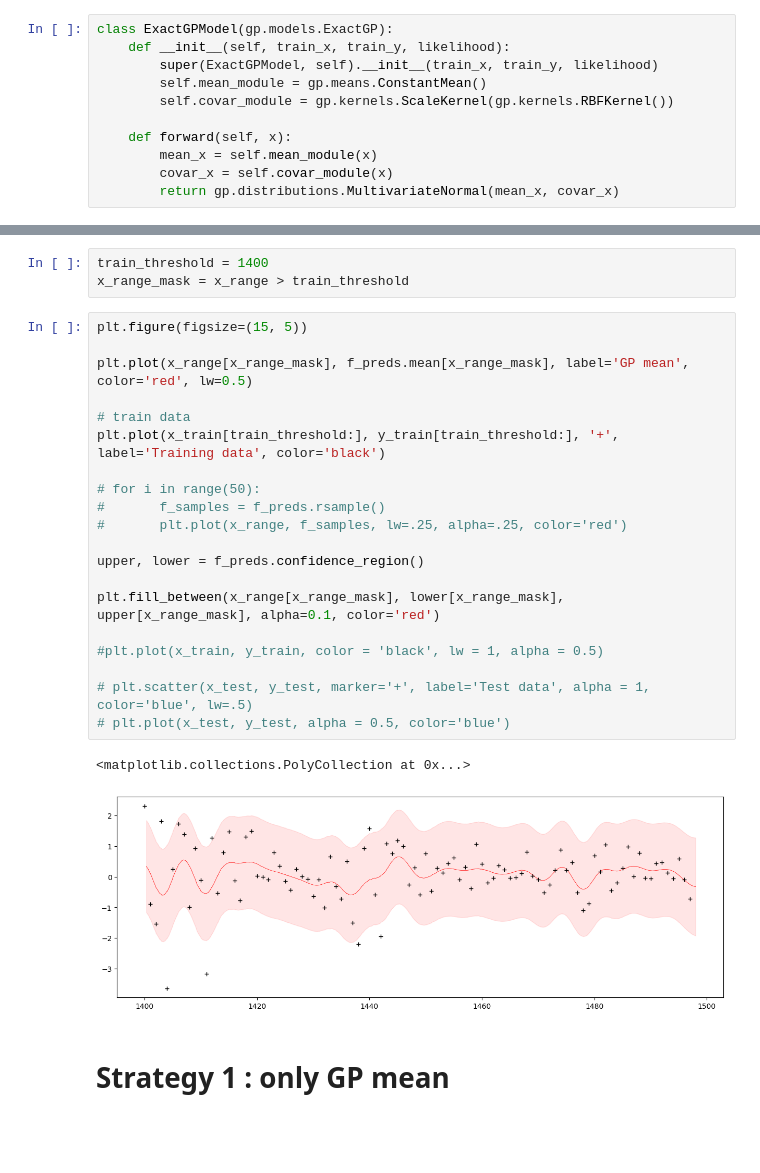
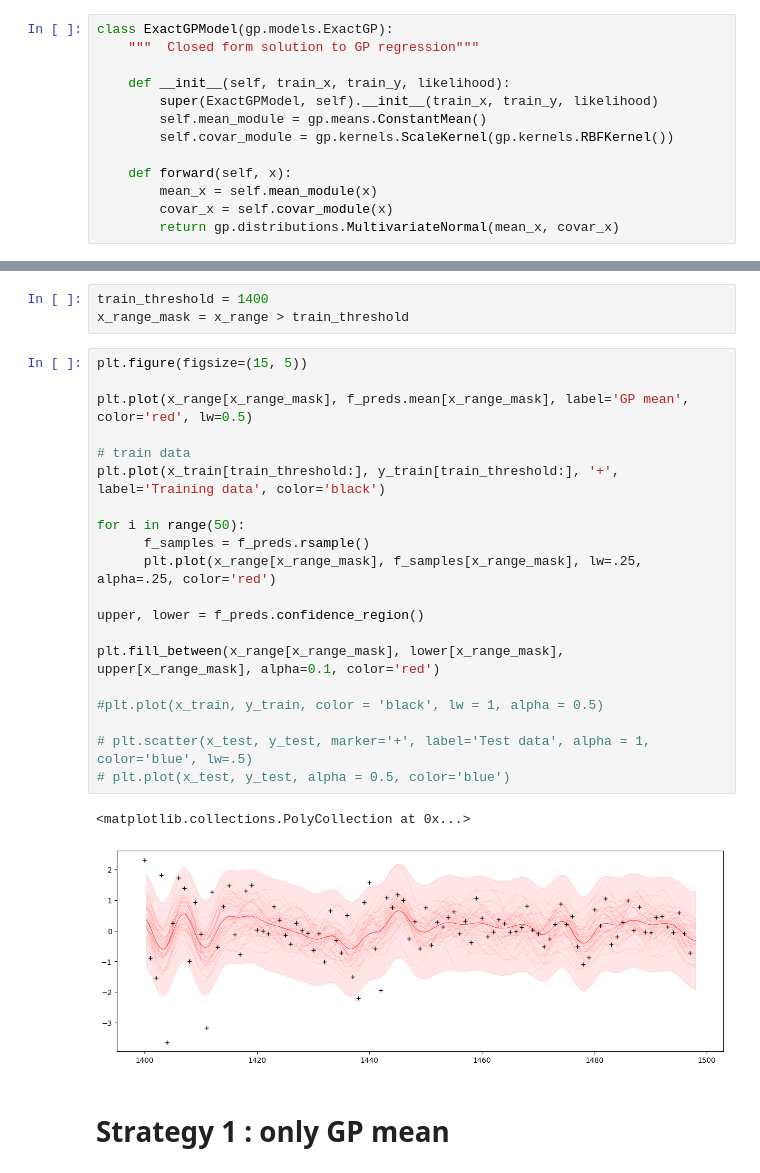
Before and after one commit to maxnorman569/comp0051_algorithmic_trading, a Jupyter notebook: coursework-two/III_strategy_gp_2.ipynb, the cells around one changed output, grey strips where cells are left out. Cells and saved outputs as stored; diff of their text form; blank space fills up the shorter version.

```diff
--- a/coursework-two/III_strategy_gp_2.ipynb
+++ b/coursework-two/III_strategy_gp_2.ipynb
@@ -19,6 +19,8 @@ from tqdm import tqdm
 from utility import get_closing_price_from_yfinance, get_effr_from_nyfed, get_daily_excess_return
 # %%
 class ExactGPModel(gp.models.ExactGP):
+    """  Closed form solution to GP regression"""
+
     def __init__(self, train_x, train_y, likelihood):
         super(ExactGPModel, self).__init__(train_x, train_y, likelihood)
         self.mean_module = gp.means.ConstantMean()
@@ -195,25 +192,25 @@ x_range_mask = x_range > train_threshold
 # %%
 plt.figure(figsize=(15, 5))
 
 plt.plot(x_range[x_range_mask], f_preds.mean[x_range_mask], label='GP mean', color='red', lw=0.5)
 
 # train data
 plt.plot(x_train[train_threshold:], y_train[train_threshold:], '+', label='Training data', color='black')
 
-# for i in range(50):
-#       f_samples = f_preds.rsample()
-#       plt.plot(x_range, f_samples, lw=.25, alpha=.25, color='red')
+for i in range(50):
+      f_samples = f_preds.rsample()
+      plt.plot(x_range[x_range_mask], f_samples[x_range_mask], lw=.25, alpha=.25, color='red')
 
 upper, lower = f_preds.confidence_region()
 
 plt.fill_between(x_range[x_range_mask], lower[x_range_mask], upper[x_range_mask], alpha=0.1, color='red')
 
 #plt.plot(x_train, y_train, color = 'black', lw = 1, alpha = 0.5)
 
 # plt.scatter(x_test, y_test, marker='+', label='Test data', alpha = 1, color='blue', lw=.5)
 # plt.plot(x_test, y_test, alpha = 0.5, color='blue')
 # %% [output]
 <matplotlib.collections.PolyCollection at 0x...>
-[figure, old version]
+[figure, new version]
 # %% [markdown]
 # Strategy 1 : only GP mean
```
Also changed, not shown: parts of 6 cells of this notebook, 3 other files.
